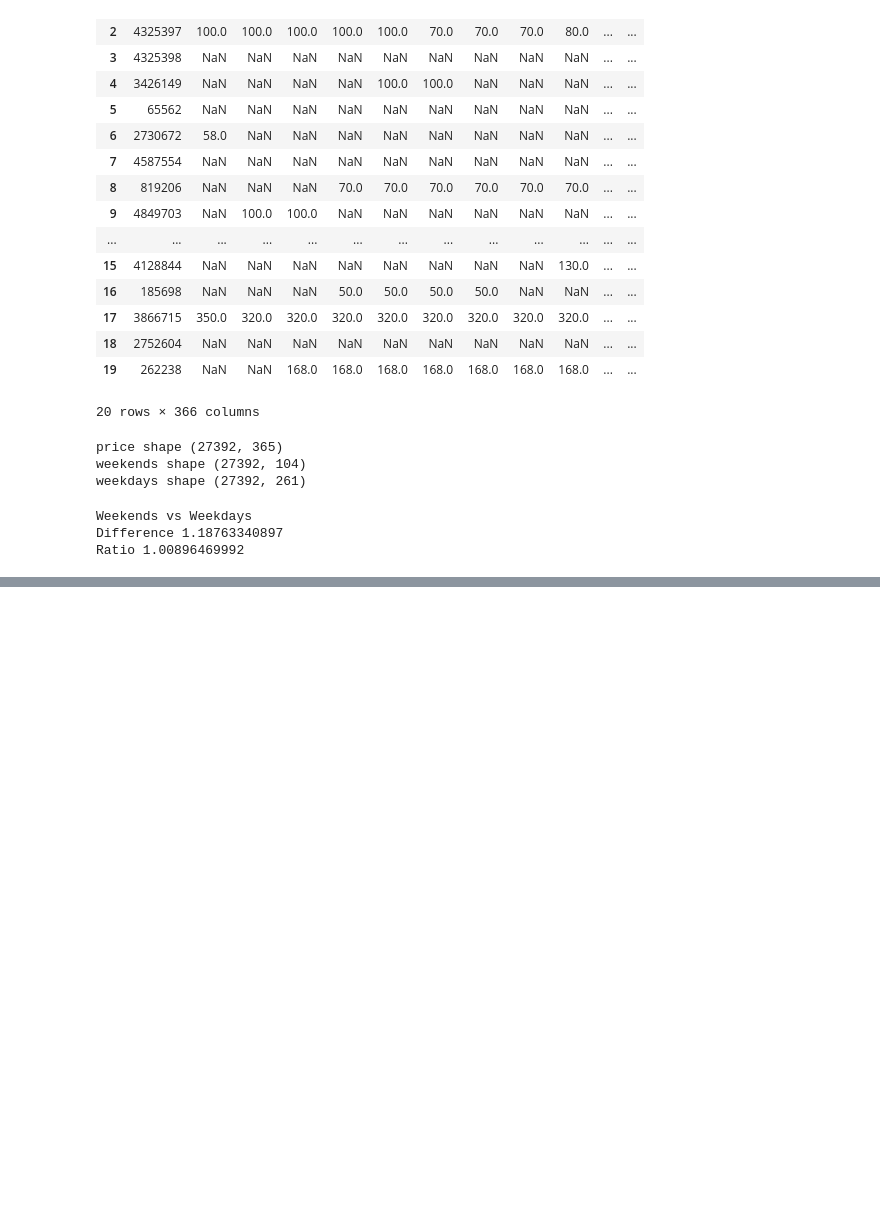
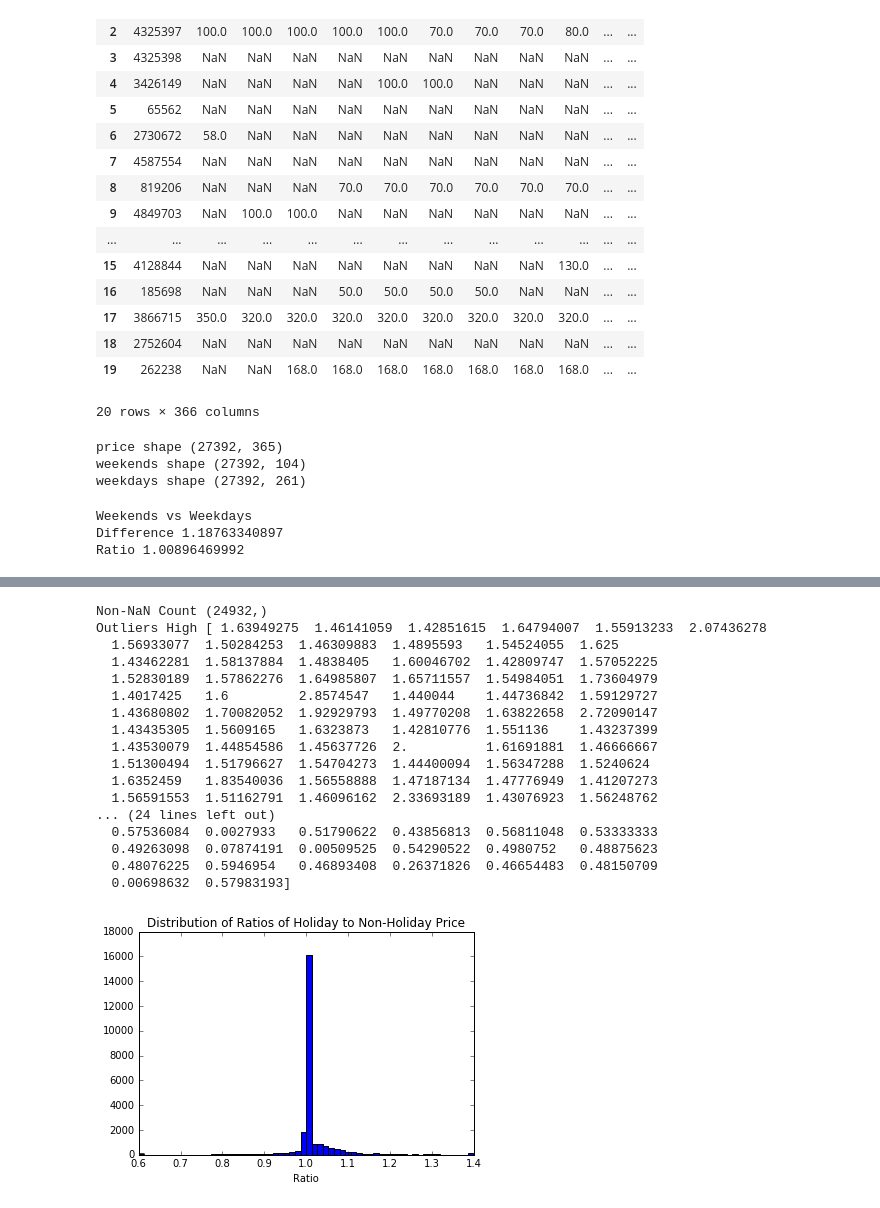
Before and after one commit to xwang146/cs109-airbnb-13, a Jupyter notebook: calendarbaseline.ipynb, the cells around one changed output, grey strips where cells are left out. Cells and saved outputs as stored; diff of their text form; code cells hidden in the pictures; blank space fills up the shorter version.

```diff
--- a/calendarbaseline.ipynb
+++ b/calendarbaseline.ipynb
@@ -131,0 +144,31 @@ Outliers Low [ 0.68965517  0.68215905  0.73529412  0.62765045  0.62        0.703
+# %%
+#plot ratios
+#filter out nan, clip plot between 0.6 and 1.4
+adj_ratio = holiday_ratio[~np.isnan(holiday_ratio)]
+print "Non-NaN Count", adj_ratio.shape
+print "Outliers High", adj_ratio[adj_ratio > 1.4]
+print "Outliers Low", adj_ratio[adj_ratio < 0.6]
+adj_ratio[adj_ratio > 1.4] = 1.4
+adj_ratio[adj_ratio < 0.6] = 0.6
+plt.hist(adj_ratio, bins=60)
+plt.title("Distribution of Ratios of Holiday to Non-Holiday Price")
+plt.xlabel("Ratio");
+# %% [output]
+Non-NaN Count (24932,)
+Outliers High [ 1.63949275  1.46141059  1.42851615  1.64794007  1.55913233  2.07436278
+  1.56933077  1.50284253  1.46309883  1.4895593   1.54524055  1.625
+  1.43462281  1.58137884  1.4838405   1.60046702  1.42809747  1.57052225
+  1.52830189  1.57862276  1.64985807  1.65711557  1.54984051  1.73604979
+  1.4017425   1.6         2.8574547   1.440044    1.44736842  1.59129727
+  1.43680802  1.70082052  1.92929793  1.49770208  1.63822658  2.72090147
+  1.43435305  1.5609165   1.6323873   1.42810776  1.551136    1.43237399
+  1.43530079  1.44854586  1.45637726  2.          1.61691881  1.46666667
+  1.51300494  1.51796627  1.54704273  1.44400094  1.56347288  1.5240624
+  1.6352459   1.83540036  1.56558888  1.47187134  1.47776949  1.41207273
+  1.56591553  1.51162791  1.46096162  2.33693189  1.43076923  1.56248762
+... (24 lines left out)
+  0.57536084  0.0027933   0.51790622  0.43856813  0.56811048  0.53333333
+  0.49263098  0.07874191  0.00509525  0.54290522  0.4980752   0.48875623
+  0.48076225  0.5946954   0.46893408  0.26371826  0.46654483  0.48150709
+  0.00698632  0.57983193]
+[figure, added]
```
Also changed, not shown: parts of 2 cells of this notebook.
